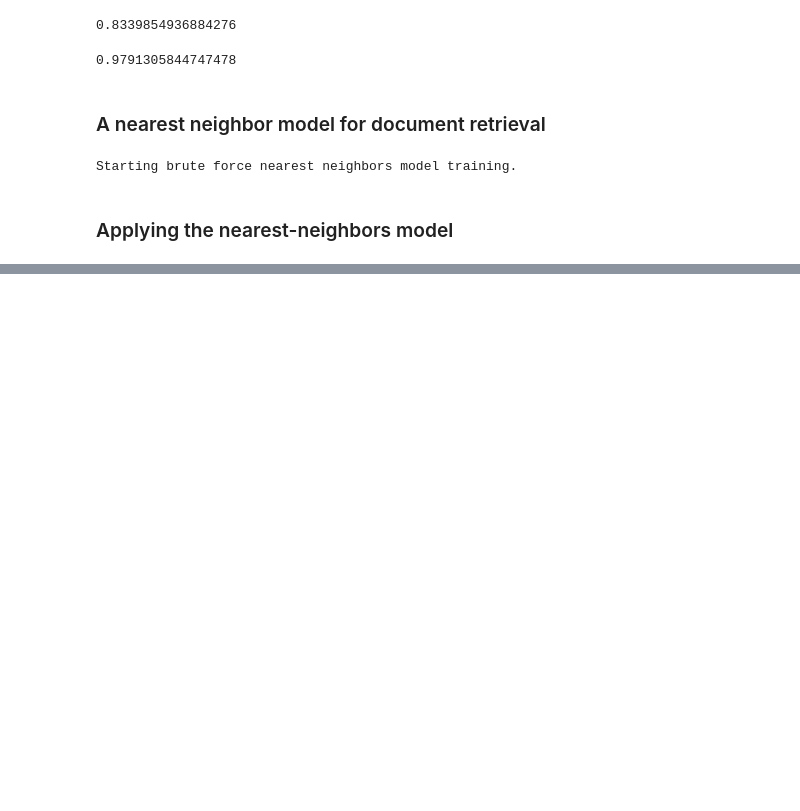
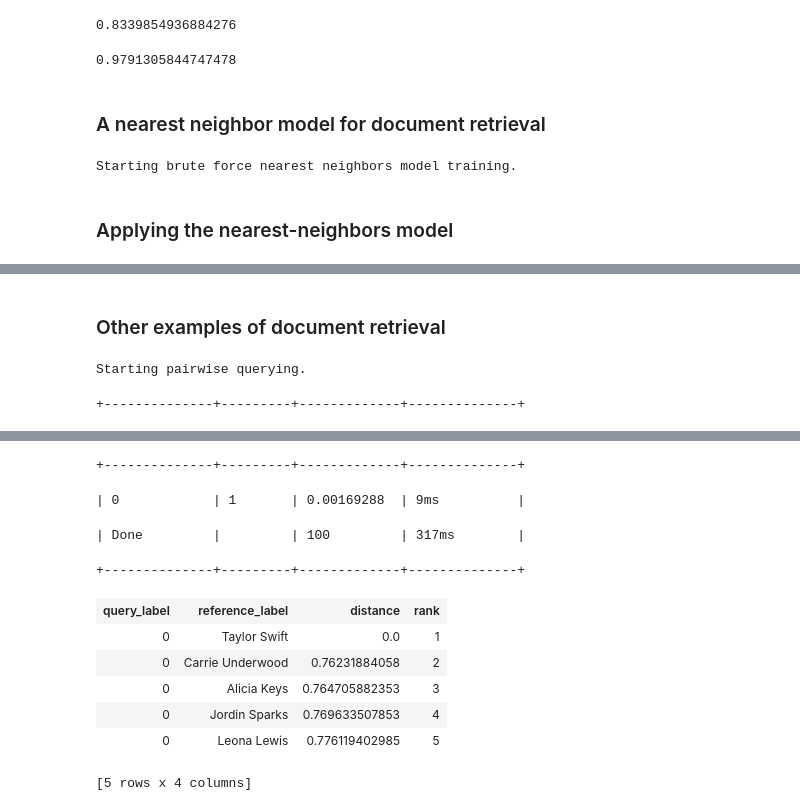
Before and after one commit to mavricek/coursera_ml, a Jupyter notebook: Course1/Wk4/Programming Assignment & Follow-along for Document Retrieval.ipynb, the cells around one changed output, grey strips where cells are left out. Drawn from its saved outputs; the diff is of its cells as text; code cells hidden in the pictures; blank space fills up the shorter version.

```diff
--- a/Course1/Wk4/Programming Assignment & Follow-along for Document Retrieval.ipynb
+++ b/Course1/Wk4/Programming Assignment & Follow-along for Document Retrieval.ipynb
@@ -166,3 +166,11 @@ Starting pairwise querying.
 | 0 | Kelly Ayotte | 0.811989100817 | 4 |
 | 0 | Bill Clinton | 0.813852813853 | 5 |
 [5 rows x 4 columns]
+# %% [markdown]
+### Other examples of document retrieval
+# %%
+swift = people[people['name'] == 'Taylor Swift']
+knn_model.query(swift)
+# %% [output]
+Starting pairwise querying.
++--------------+---------+-------------+--------------+
@@ -168,0 +178,11 @@ Starting pairwise querying.
++--------------+---------+-------------+--------------+
+| 0            | 1       | 0.00169288  | 9ms          |
+| Done         |         | 100         | 317ms        |
++--------------+---------+-------------+--------------+
+| query_label | reference_label | distance | rank |
+| 0 | Taylor Swift | 0.0 | 1 |
+| 0 | Carrie Underwood | 0.76231884058 | 2 |
+| 0 | Alicia Keys | 0.764705882353 | 3 |
+| 0 | Jordin Sparks | 0.769633507853 | 4 |
+| 0 | Leona Lewis | 0.776119402985 | 5 |
+[5 rows x 4 columns]
```
Also changed, not shown: parts of 27 cells of this notebook.
